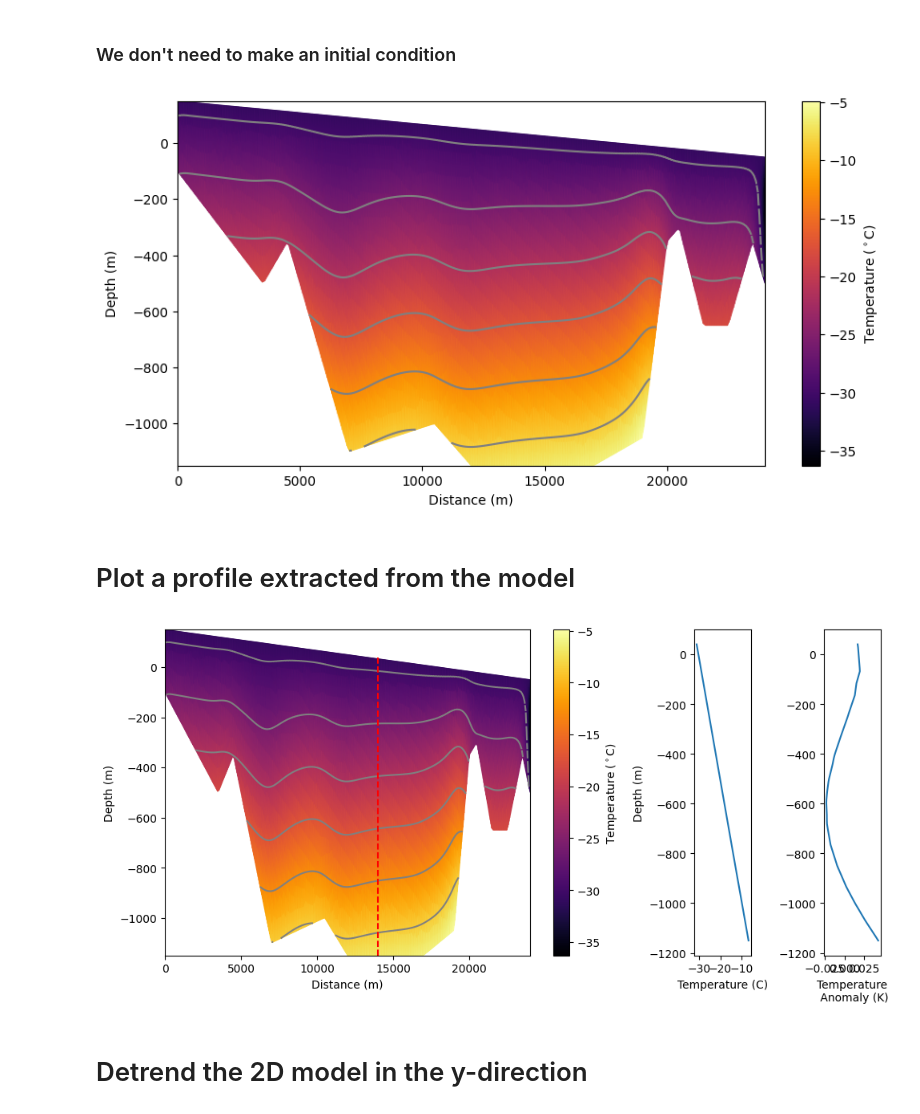
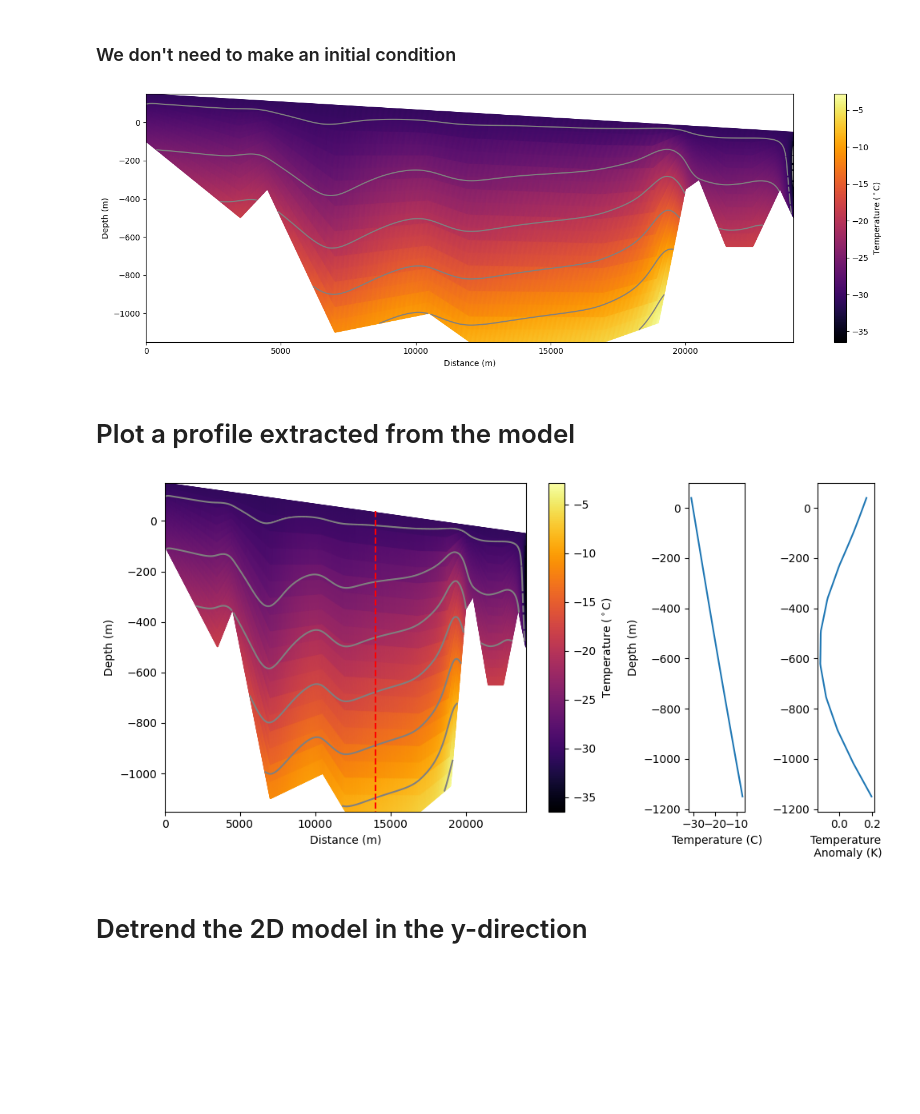
Before and after one commit to johnmorganmanos/AH_modeling, a Jupyter notebook: Final_Project_2.ipynb, the cells around one changed output. Drawn from its saved outputs; the diff is of its cells as text; code cells hidden in the pictures; blank space fills up the shorter version.

Commit message:
updated meshing to be quadrilateral instead of triangular.

```diff
--- a/Final_Project_2.ipynb
+++ b/Final_Project_2.ipynb
@@ -172,0 +172,28 @@ ax.legend();
+# %%
+x, z = firedrake.SpatialCoordinate(initial_mesh)
+
+# Input the mesh dimensions here, not sure how to do this automatically
+depth = 1150
+height_max = 150
+height_min = -50
+length = 24000
+
+slope = (height_max - height_min) / length
+
+mesh = Mesh('immersed_domain_AH_Kerhl_quad_test.msh')
+
+
+surface_id = [4]
+left_id = [1]
+bed_id = [2]
+right_id = [3]
+
+fig, ax = plt.subplots()
+ax.set_aspect("auto")
+ax.set_xlabel("x (m)")
+ax.set_ylabel("z (m)")
+firedrake.triplot(mesh, axes=ax)
+ax.set_ylim([-100,100])
+ax.set_xlim([0,500])
+ax.set_aspect("auto")
+ax.legend();
@@ -200,7 +229,7 @@ T_mean = -31 #average temp (C)
 T_surface = Constant(T_mean) #
 # %%
 
-element = firedrake.FiniteElement("CG", "triangle", 1)
+element = firedrake.FiniteElement("CG", "quadrilateral", 1)
 V = firedrake.FunctionSpace(mesh, element)
 
 T = firedrake.Function(V)
@@ -366,17 +398,19 @@ bcs_init = [upper_bc_init]
 
 firedrake.solve(F_0 == 0, T, bcs_init)
 # %%
-fig, ax = plt.subplots(figsize=[10,5])
+fig, ax = plt.subplots(figsize=[15,5])
+
 ax.set_aspect("auto")
 ax.set_xlabel("Distance (m)")
 ax.set_ylabel("Depth (m)")
 colors = firedrake.tripcolor(T, cmap="inferno", axes=ax)
 fig.colorbar(colors, label="Temperature (${}^\circ$C)")
-levels = np.linspace(-30, 0, 8)
+levels = np.linspace(-35, -5, 7)
 firedrake.tricontour(T, levels=levels, colors="grey", axes=ax);
+plt.tight_layout()
 fig.savefig('Test_model_temperature.png')
 # %% [output]
-[figure, old version]
+[figure, new version]
 # %% [markdown]
 # Plot a profile extracted from the model
 # %%
@@ -410,7 +444,7 @@ axes[2].set_xlabel('Temperature\n Anomaly (K)')
 
 plt.tight_layout()
 # %% [output]
-[figure, old version]
+[figure, new version]
 # %% [markdown]
 # Detrend the 2D model in the y-direction
 # %%
```
Also changed, not shown: parts of 11 cells of this notebook, 1 other file.
